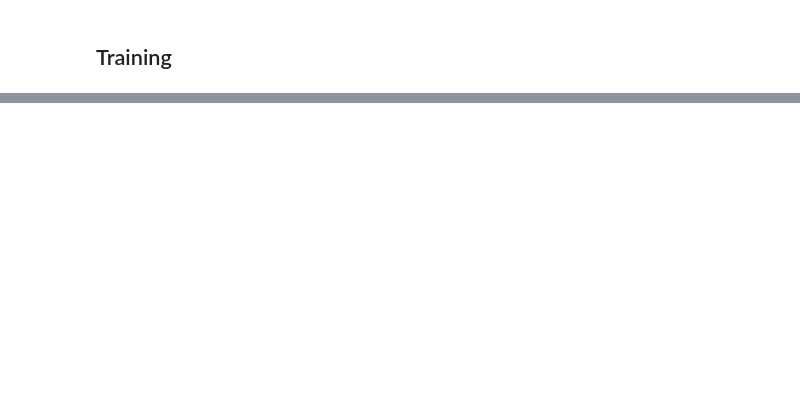
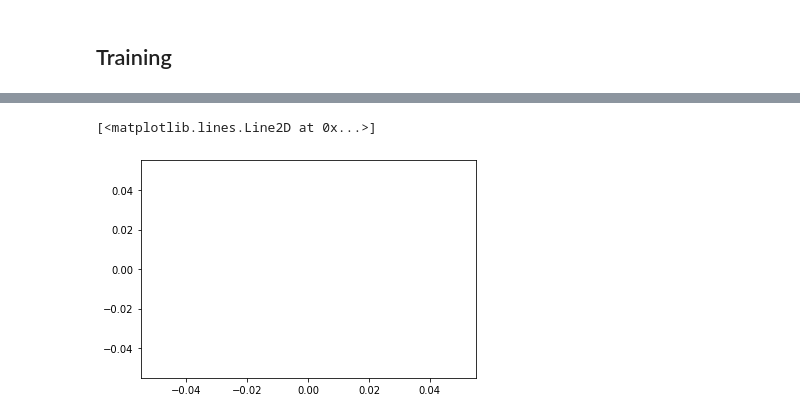
Before and after one commit to emanbuc/ML-GAN, a Jupyter notebook: Test_Pytorch_Complex.ipynb, the cells around one changed output, grey strips where cells are left out. Cells and saved outputs as stored; diff of their text form; code cells hidden in the pictures; blank space fills up the shorter version.

```diff
--- a/Test_Pytorch_Complex.ipynb
+++ b/Test_Pytorch_Complex.ipynb
@@ -259,0 +266,3 @@ RuntimeError: ignored
+# %%
+latent_space_samples = torch.randn(100, 2,dtype=torch.cfloat)
+generated_samples = generator(latent_space_samples)
@@ -259,0 +309,6 @@ RuntimeError: ignored
+# %%
+generated_samples = generated_samples.detach()
+plt.plot(np.real(generated_samples[:, 1]), np.imag(generated_samples[:, 1]), ".")
+# %% [output]
+[<matplotlib.lines.Line2D at 0x...>]
+[figure, added]
```
Also changed, not shown: parts of 9 cells of this notebook.
